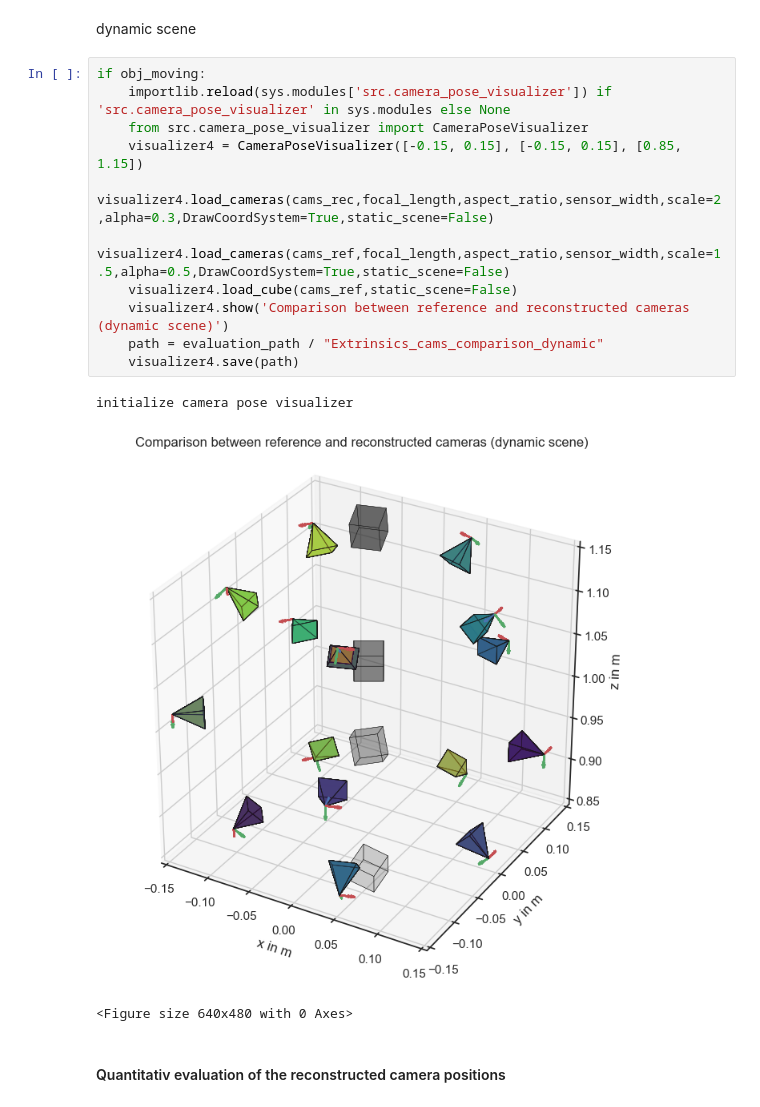
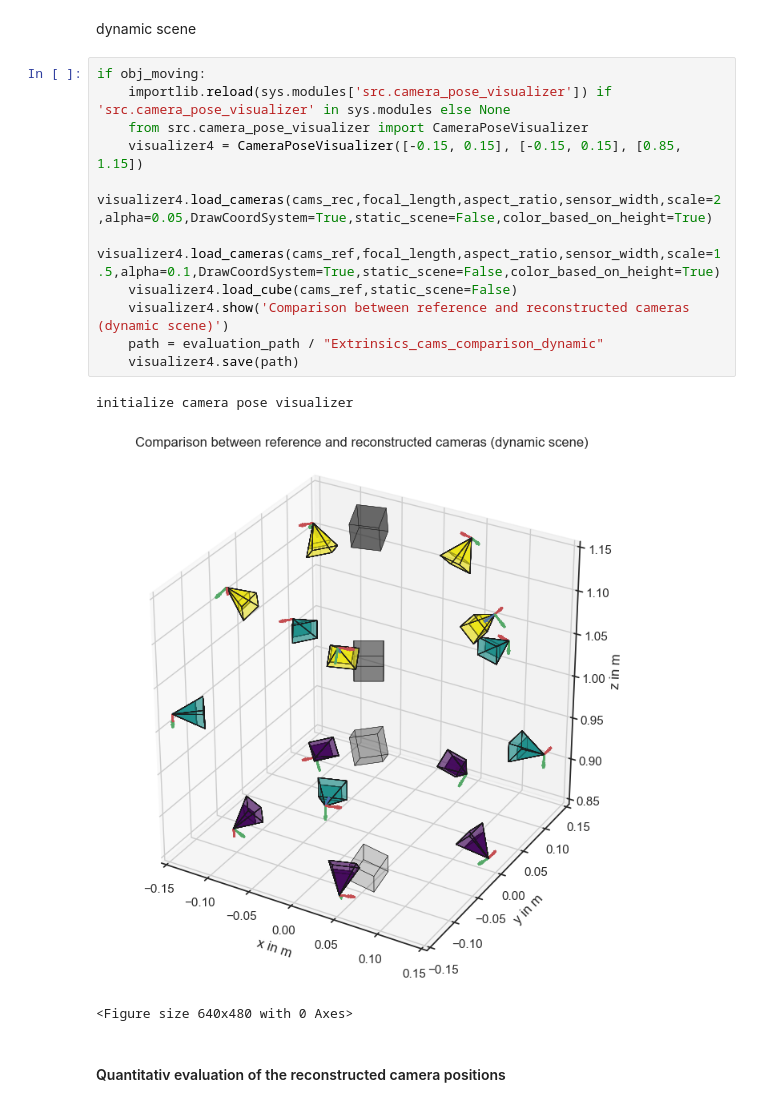
Before and after one commit to tobiashead/synthetic-pipeline-for-3d-reconstruction-of-falling-particles, a Jupyter notebook: pipeline_evaluation.ipynb, the cells around one changed output. Drawn from its saved outputs; the diff is of its cells as text.

Commit message:
- update camera plotting (better functionality) - show how many cameras could be reconstructed

```diff
--- a/pipeline_evaluation.ipynb
+++ b/pipeline_evaluation.ipynb
@@ -287,17 +291,17 @@ dynamic scene
 # %%
 if obj_moving:
     importlib.reload(sys.modules['src.camera_pose_visualizer']) if 'src.camera_pose_visualizer' in sys.modules else None
     from src.camera_pose_visualizer import CameraPoseVisualizer
     visualizer4 = CameraPoseVisualizer([-0.15, 0.15], [-0.15, 0.15], [0.85, 1.15])
-    visualizer4.load_cameras(cams_rec,focal_length,aspect_ratio,sensor_width,scale=2,alpha=0.3,DrawCoordSystem=True,static_scene=False)
-    visualizer4.load_cameras(cams_ref,focal_length,aspect_ratio,sensor_width,scale=1.5,alpha=0.5,DrawCoordSystem=True,static_scene=False)
+    visualizer4.load_cameras(cams_rec,focal_length,aspect_ratio,sensor_width,scale=2,alpha=0.05,DrawCoordSystem=True,static_scene=False,color_based_on_height=True)
+    visualizer4.load_cameras(cams_ref,focal_length,aspect_ratio,sensor_width,scale=1.5,alpha=0.1,DrawCoordSystem=True,static_scene=False,color_based_on_height=True)
     visualizer4.load_cube(cams_ref,static_scene=False)
     visualizer4.show('Comparison between reference and reconstructed cameras (dynamic scene)')
     path = evaluation_path / "Extrinsics_cams_comparison_dynamic"
     visualizer4.save(path)
 # %% [output]
 initialize camera pose visualizer
-[figure, old version]
+[figure, new version]
 <Figure size 640x480 with 0 Axes>
 # %% [markdown]
 #### Quantitativ evaluation of the reconstructed camera positions
```
Also changed, not shown: parts of 9 cells of this notebook, 3 other files.
